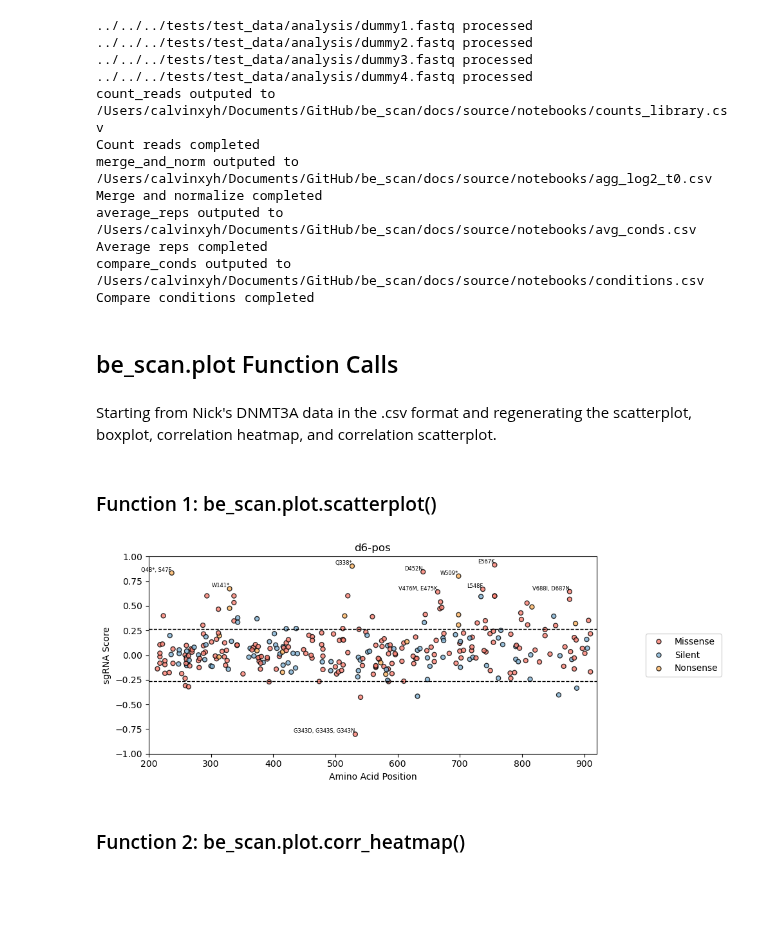
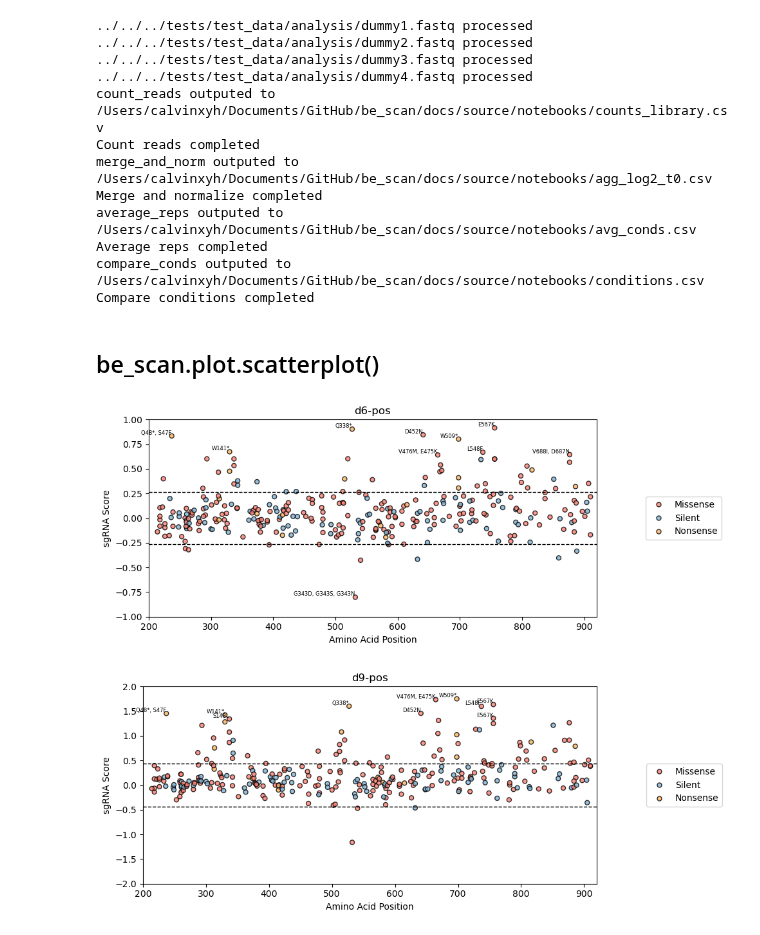
Before and after one commit to liaulab/be-scan, a Jupyter notebook: docs/source/notebooks/tutorial_intro.ipynb, the cells around one changed output. Cells and saved outputs as stored; diff of their text form; code cells hidden in the pictures; blank space fills up the shorter version.

Commit message:
fixing tests, changed plot default params

```diff
--- a/docs/source/notebooks/tutorial_intro.ipynb
+++ b/docs/source/notebooks/tutorial_intro.ipynb
@@ -118,6 +118,4 @@ Average reps completed
 compare_conds outputed to /Users/calvinxyh/Documents/GitHub/be_scan/docs/source/notebooks/conditions.csv
 Compare conditions completed
 # %% [markdown]
-## be_scan.plot Function Calls
+## be_scan.plot.scatterplot()
-# %% [markdown]
-Starting from Nick's DNMT3A data in the .csv format and regenerating the scatterplot, boxplot, correlation heatmap, and correlation scatterplot.
@@ -126,20 +122,18 @@ plot_file = '../../../tests/test_data/plot/NZL10196_v9_comparisons.csv'
-# %% [markdown]
-### Function 1: be_scan.plot.scatterplot()
 # %%
 import be_scan
+plot_file = '../../../tests/test_data/plot/NZL10196_v9_comparisons.csv'
 
 be_scan.plot.scatterplot(df_filepath  = plot_file, # data
         x_column     = 'Edit_site_3A1',  # name of a column in data
-        comparisons  = ['d6-pos'],       # names of a column in data, each is a graph
+        comparisons  = ['d6-pos', 'd9-pos'],       # names of a column in data, each is a graph
 
         include_hue=True, hue_col='Mut_type', # color settings
-        neg_ctrl=True, neg_ctrl_col='Gene', neg_ctrl_conditions=['NON-GENE'], # negative control points
+        neg_ctrl=True, neg_ctrl_col='Gene', neg_ctrl_conditions=['NON-GENE'], # negative control lines
         filter_params=True, params_cols=['Mut_type', 'Gene'], # filter for only these categories
         params_conditions=[['Nonsense', 'Missense', 'Silent'], ['DNMT3A']],
         autoannot=True, autoannot_top=10, autoannot_label='Mut_list_all', # automatically label points
         xlim_kws={'xmin': 200, 'xmax': None}, savefig = False, # figure adjustments
         )
 # %% [output]
 [figure]
+[figure, added]
-# %% [markdown]
-### Function 2: be_scan.plot.corr_heatmap()
```
Also changed, not shown: parts of 10 cells of this notebook, 45 other files.
